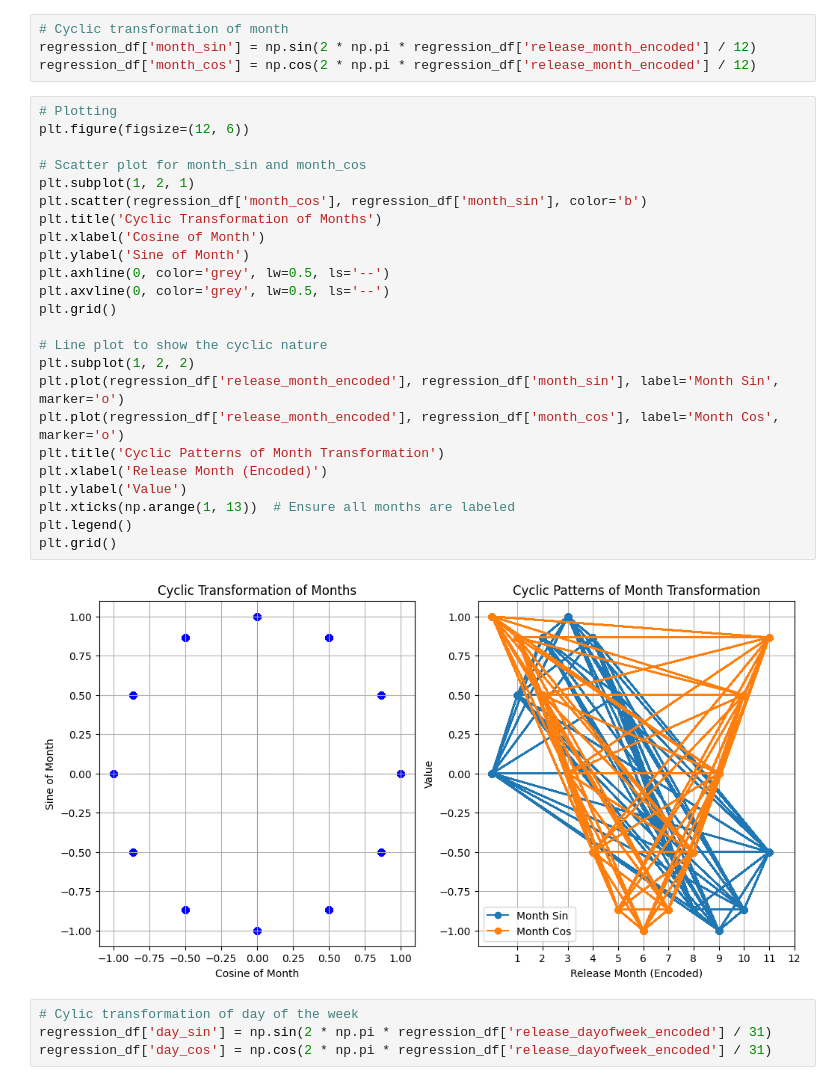
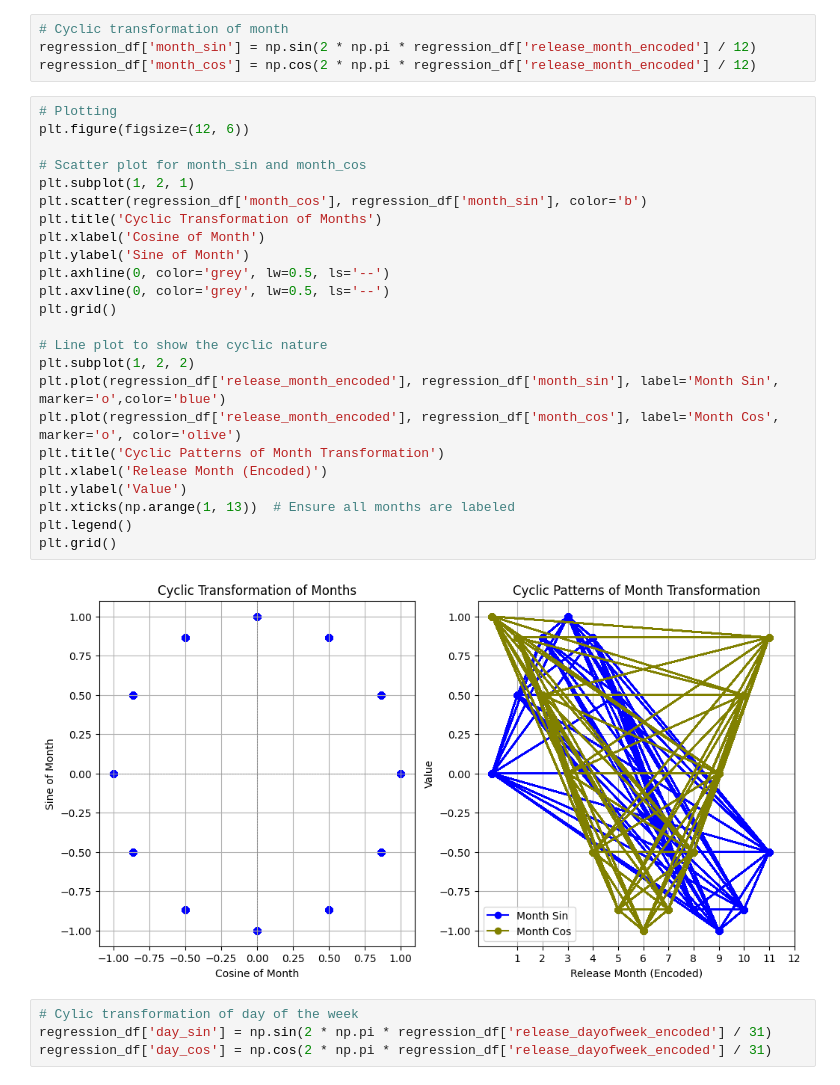
Before and after one commit to riosrose/UCB_project4_group6, a Jupyter notebook: movie_popularity_prediction.ipynb, the cells around one changed output. Saved outputs shown, nothing was run; the diff lists cells and outputs as text.

Commit message:
aligned colors

```diff
--- a/movie_popularity_prediction.ipynb
+++ b/movie_popularity_prediction.ipynb
@@ -1334,29 +1334,29 @@ regression_df['month_cos'] = np.cos(2 * np.pi * regression_df['release_month_enc
 # %%
 # Plotting
 plt.figure(figsize=(12, 6))
 
 # Scatter plot for month_sin and month_cos
 plt.subplot(1, 2, 1)
 plt.scatter(regression_df['month_cos'], regression_df['month_sin'], color='b')
 plt.title('Cyclic Transformation of Months')
 plt.xlabel('Cosine of Month')
 plt.ylabel('Sine of Month')
 plt.axhline(0, color='grey', lw=0.5, ls='--')
 plt.axvline(0, color='grey', lw=0.5, ls='--')
 plt.grid()
 
 # Line plot to show the cyclic nature
 plt.subplot(1, 2, 2)
-plt.plot(regression_df['release_month_encoded'], regression_df['month_sin'], label='Month Sin', marker='o')
-plt.plot(regression_df['release_month_encoded'], regression_df['month_cos'], label='Month Cos', marker='o')
+plt.plot(regression_df['release_month_encoded'], regression_df['month_sin'], label='Month Sin', marker='o',color='blue')
+plt.plot(regression_df['release_month_encoded'], regression_df['month_cos'], label='Month Cos', marker='o', color='olive')
 plt.title('Cyclic Patterns of Month Transformation')
 plt.xlabel('Release Month (Encoded)')
 plt.ylabel('Value')
 plt.xticks(np.arange(1, 13))  # Ensure all months are labeled
 plt.legend()
 plt.grid()
 # %% [output]
-[figure, old version]
+[figure, new version]
 # %%
 # Cylic transformation of day of the week
 regression_df['day_sin'] = np.sin(2 * np.pi * regression_df['release_dayofweek_encoded'] / 31)
```
Also changed, not shown: parts of 2 cells of this notebook.
